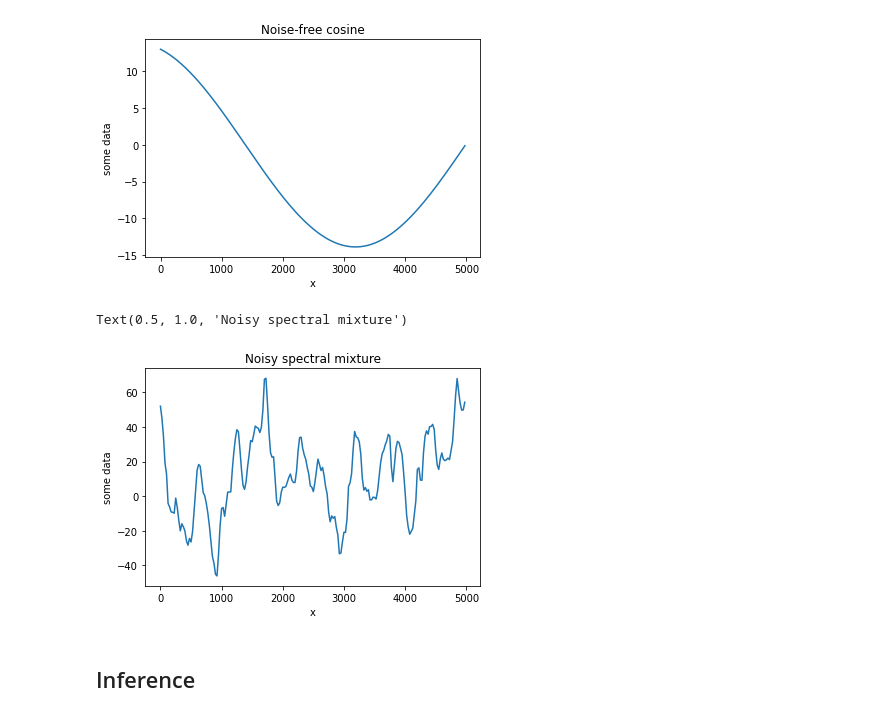
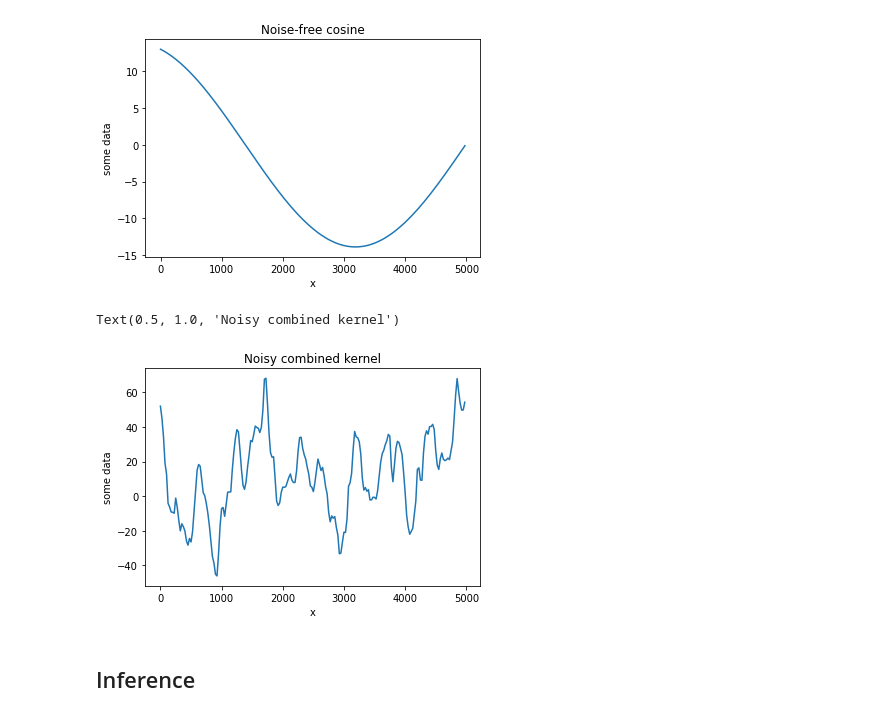
Before and after one commit to TIDE-ITRH/gptide, a Jupyter notebook: docs/examples/example_04_1d_kernel_multplication_estimation_mcmc.ipynb, the cells around one changed output. Saved outputs shown, nothing was run; the diff lists cells and outputs as text; code cells hidden in the pictures.

```diff
--- a/docs/examples/example_04_1d_kernel_multplication_estimation_mcmc.ipynb
+++ b/docs/examples/example_04_1d_kernel_multplication_estimation_mcmc.ipynb
@@ -111,12 +111,12 @@ yd = GP.prior(samples=1)
 # %%
 plt.figure()
 plt.plot(xd, yd)
 plt.ylabel('some data')
 plt.xlabel('x')
-plt.title('Noisy combined mixture')
+plt.title('Noisy combined kernel')
 # %% [output]
-Text(0.5, 1.0, 'Noisy spectral mixture')
+Text(0.5, 1.0, 'Noisy combined kernel')
-[figure, old version]
+[figure, new version]
 # %% [markdown]
 ## Inference
 # %% [markdown]
```
Also changed, not shown: parts of 4 cells of this notebook, 3 other files.
